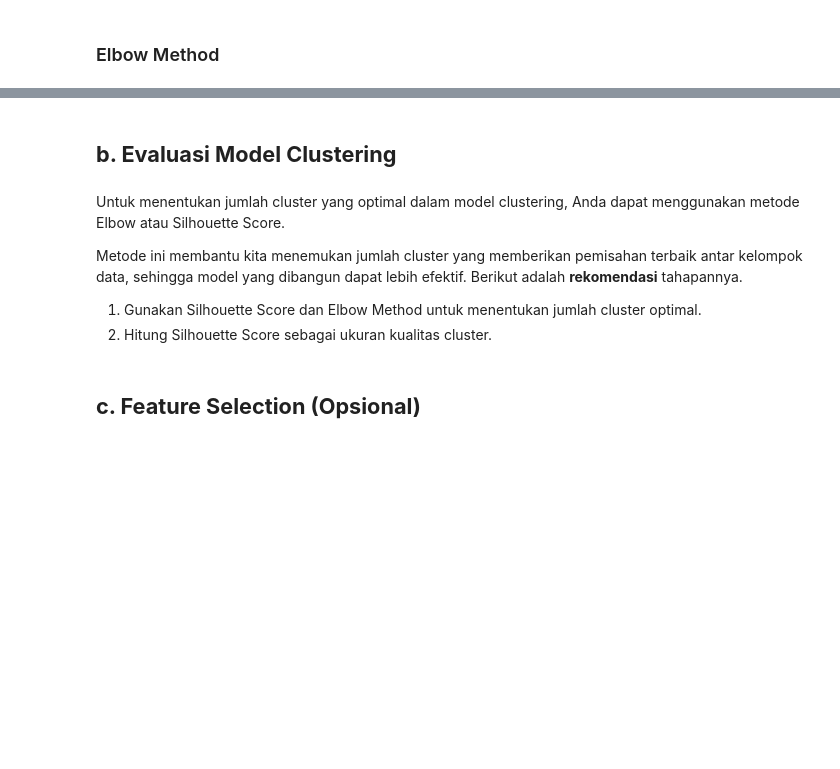
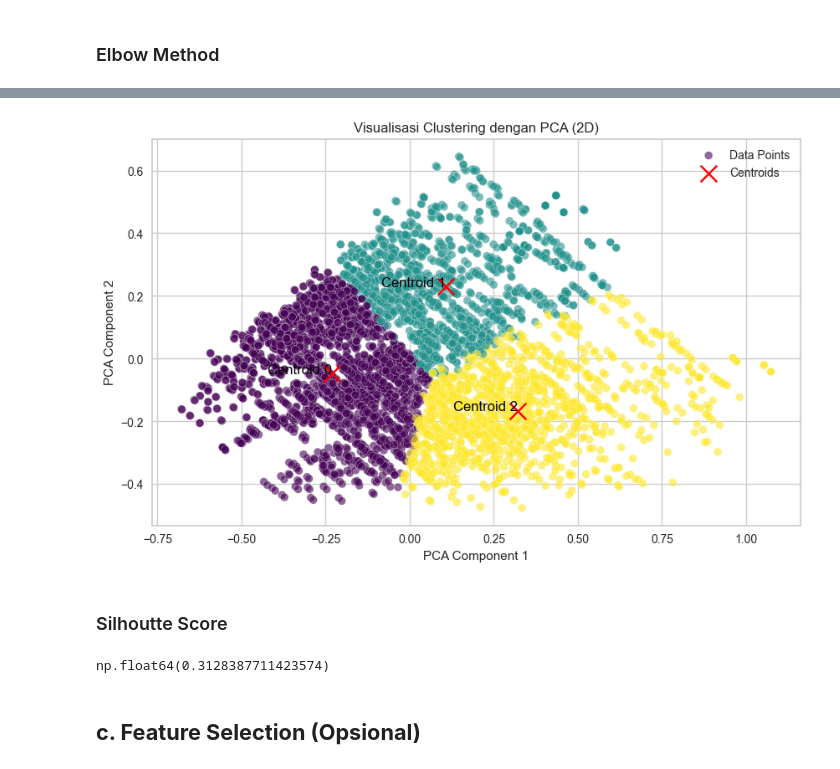
Before and after one commit to Tanzz08/ML-pemula, a Jupyter notebook: submission/Copy_of_[Clustering]_Submission_Akhir_BMLP_Your_Name_(Updated) copy.ipynb, the cells around one changed output, grey strips where cells are left out. Cells and saved outputs as stored; diff of their text form; code cells hidden in the pictures; blank space fills up the shorter version.

```diff
--- a/submission/Copy_of_[Clustering]_Submission_Akhir_BMLP_Your_Name_(Updated) copy.ipynb
+++ b/submission/Copy_of_[Clustering]_Submission_Akhir_BMLP_Your_Name_(Updated) copy.ipynb
@@ -428,8 +570,0 @@ Rata rata Pengeluaran: 0.43
-# %% [markdown]
-## **b. Evaluasi Model Clustering**
-# %% [markdown]
-Untuk menentukan jumlah cluster yang optimal dalam model clustering, Anda dapat menggunakan metode Elbow atau Silhouette Score.
-
-Metode ini membantu kita menemukan jumlah cluster yang memberikan pemisahan terbaik antar kelompok data, sehingga model yang dibangun dapat lebih efektif. Berikut adalah **rekomendasi** tahapannya.
-1. Gunakan Silhouette Score dan Elbow Method untuk menentukan jumlah cluster optimal.
-2. Hitung Silhouette Score sebagai ukuran kualitas cluster.
@@ -438,3 +571,39 @@ Metode ini membantu kita menemukan jumlah cluster yang memberikan pemisahan terb
+# %%
+import numpy as np
+import matplotlib.pyplot as plt
+from sklearn.decomposition import PCA
+
+# Reduksi dimensi dari 4D ke 2D
+pca = PCA(n_components=2)
+X_pca = pca.fit_transform(X)
+
+# Transformasi centroid ke ruang PCA
+centroids_pca = pca.transform(kmeans.cluster_centers_)
+
+# Visualisasi 2D
+plt.figure(figsize=(10, 6))
+plt.scatter(X_pca[:, 0], X_pca[:, 1], c=labels, cmap='viridis', alpha=0.6, edgecolors='w', label="Data Points")
+plt.scatter(centroids_pca[:, 0], centroids_pca[:, 1], c='red', marker='x', s=200, label='Centroids')
+
+# Menambahkan label ke centroid
+for i, (x, y) in enumerate(centroids_pca):
+    plt.text(x, y, f'Centroid {i}', fontsize=12, color='black', ha='right')
+
+# Menambahkan label dan judul
+plt.title("Visualisasi Clustering dengan PCA (2D)")
+plt.xlabel("PCA Component 1")
+plt.ylabel("PCA Component 2")
+plt.legend()
+plt.show()
+# %% [output]
+[figure, added]
+# %% [markdown]
+### Silhoutte Score
+# %%
+kmeans = KMeans(n_clusters=3, random_state=42)
+silhouette_score(X, kmeans.fit_predict(X))
+# %% [output]
+np.float64(0.3128387711423574)
 # %% [markdown]
 ## **c. Feature Selection (Opsional)**
 # %% [markdown]
```
Also changed, not shown: parts of 39 cells of this notebook, 5 other files.
